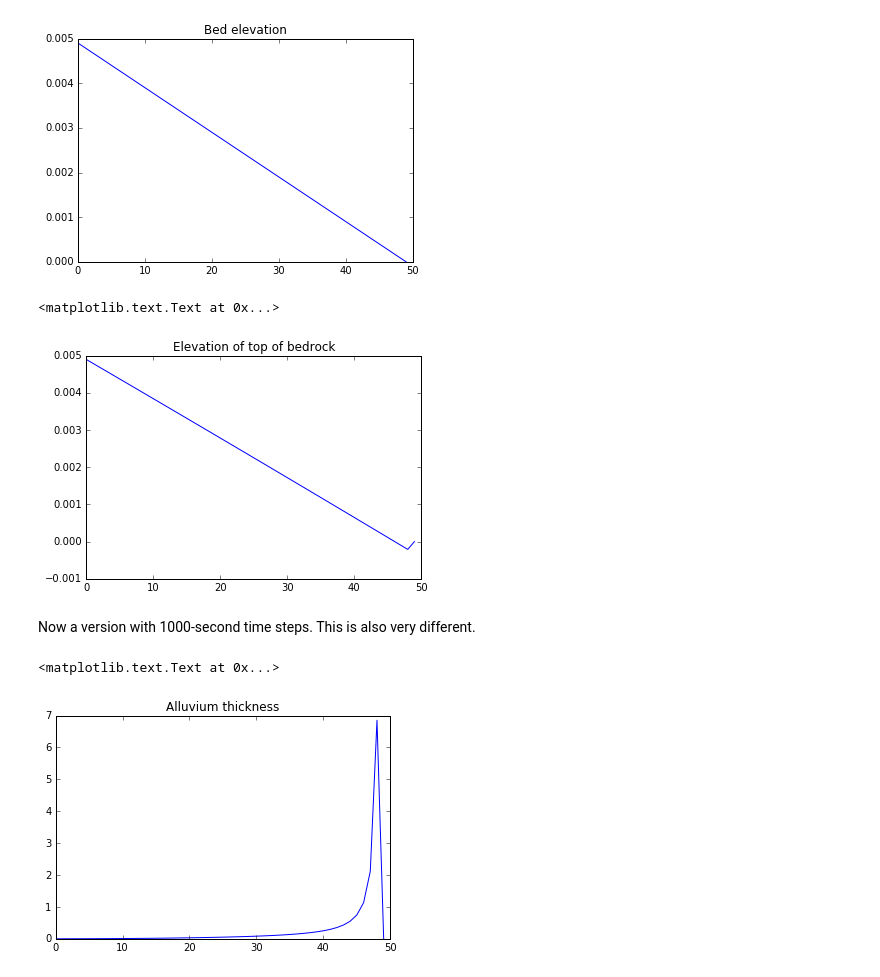
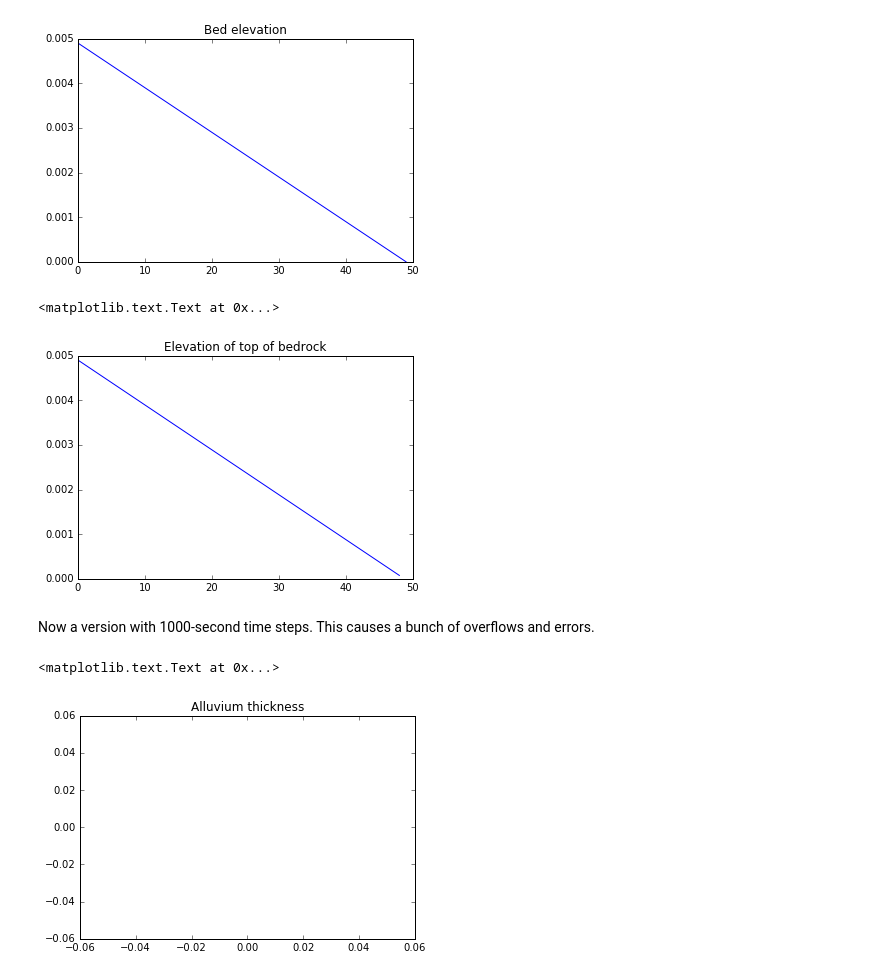
Before and after one commit to gregtucker/fluvial_erosion_theory, a Jupyter notebook: numerical_space_model_1d_timeloop.ipynb, the cells around one changed output. Cells and saved outputs as stored; diff of their text form; code cells hidden in the pictures.

```diff
--- a/numerical_space_model_1d_timeloop.ipynb
+++ b/numerical_space_model_1d_timeloop.ipynb
@@ -76,8 +86,12 @@ for i in range(num_time_steps):
         qs[j] = (((Es[j]) + (1-Ff) * Er[j]) / Voverq) * (1.0 - np.exp(-dx * Voverq)) + (qs_in[j] * np.exp(-dx * Voverq))
         qs_in[j+1] = qs[j]
 
-    H[upper] += dt * (qs[upper] * Voverq) - Ks * q * S *(1.0 - np.exp(-H[upper]/Hstar))
+    H[upper] += dt * ((qs[upper] * Voverq) - Ks * q * S *(1.0 - np.exp(-H[upper]/Hstar)))
 
     R[upper] += dt * (U - Kr * q * S * (np.exp(-H[upper] / Hstar)))
 
+    if i % 5000 == 0:
+        plt.plot(H[:-1])
+        plt.title('Alluvium thickness over time')
+
     z = R + H
@@ -145,7 +174,7 @@ for i in range(num_time_steps):
         qs[j] = (((Es[j]) + (1-Ff) * Er[j]) / Voverq) * (1.0 - np.exp(-dx * Voverq)) + (qs_in[j] * np.exp(-dx * Voverq))
         qs_in[j+1] = qs[j]
 
-    H[upper] += dt * (qs[upper] * Voverq) - Ks * q * S *(1.0 - np.exp(-H[upper]/Hstar))
+    H[upper] += dt * ((qs[upper] * Voverq) - Ks * q * S *(1.0 - np.exp(-H[upper]/Hstar)))
 
     R[upper] += dt * (U - Kr * q * S * (np.exp(-H[upper] / Hstar)))
 
@@ -163,13 +192,13 @@ plt.title('Bed elevation')
 <matplotlib.text.Text at 0x...>
 [figure]
 # %%
-plt.plot(R)
+plt.plot(R[:-1])
 plt.title('Elevation of top of bedrock')
 # %% [output]
 <matplotlib.text.Text at 0x...>
-[figure, old version]
+[figure, new version]
 # %% [markdown]
-Now a version with 1000-second time steps. This is also very different.
+Now a version with 1000-second time steps. This causes a bunch of overflows and errors.
 # %%
 # reset variables, otherwise the code below uses H, z etc from previous run
 
@@ -213,15 +242,15 @@ for i in range(num_time_steps):
         qs[j] = (((Es[j]) + (1-Ff) * Er[j]) / Voverq) * (1.0 - np.exp(-dx * Voverq)) + (qs_in[j] * np.exp(-dx * Voverq))
         qs_in[j+1] = qs[j]
 
-    H[upper] += dt * (qs[upper] * Voverq) - Ks * q * S *(1.0 - np.exp(-H[upper]/Hstar))
+    H[upper] += dt * ((qs[upper] * Voverq) - Ks * q * S *(1.0 - np.exp(-H[upper]/Hstar)))
 
     R[upper] += dt * (U - Kr * q * S * (np.exp(-H[upper] / Hstar)))
 
     z = R + H
 # %%
-plt.plot(H)
+plt.plot(H[:-1])
 plt.title('Alluvium thickness')
 # %% [output]
 <matplotlib.text.Text at 0x...>
-[figure, old version]
+[figure, new version]
 # %%
```
Also changed, not shown: parts of 10 cells of this notebook, 1 other file.
